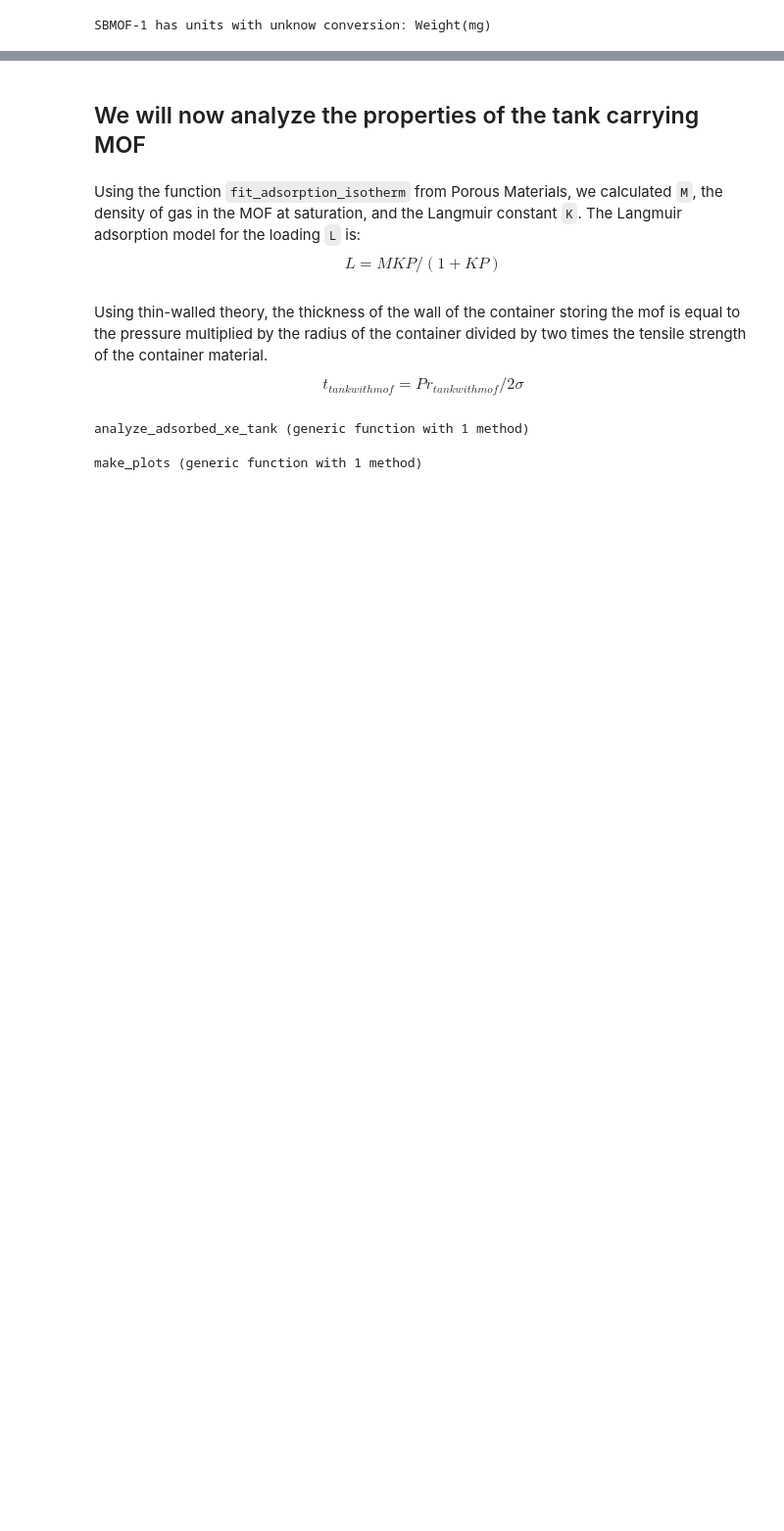
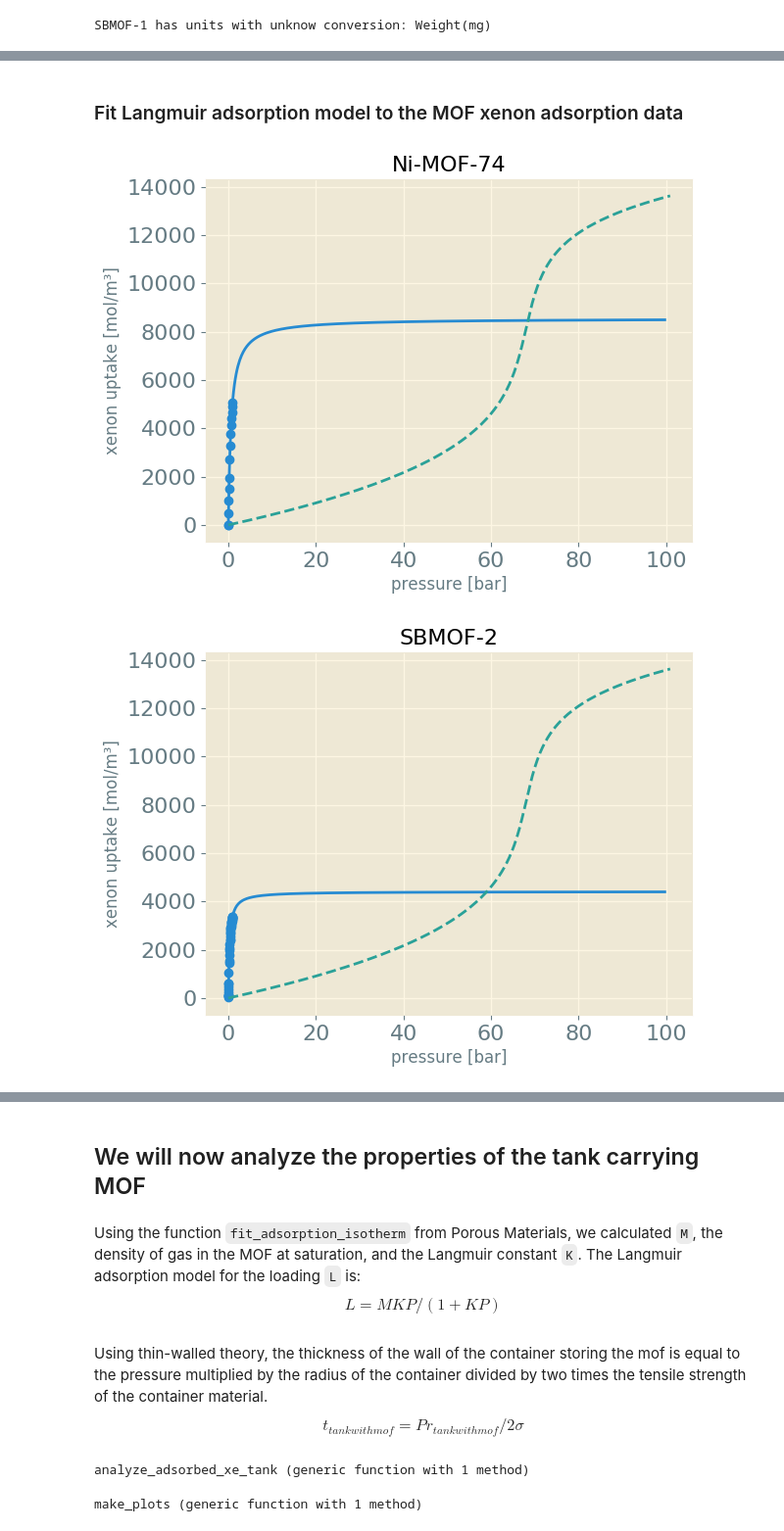
Before and after one commit to SimonEnsemble/PropellantStorage, a Jupyter notebook: Xe_Propellant_Storage.ipynb, the cells around one changed output, grey strips where cells are left out. Shown: that part at 98% size. Drawn from its saved outputs; the diff is of its cells as text; code cells hidden in the pictures; blank space fills up the shorter version.

```diff
--- a/Xe_Propellant_Storage.ipynb
+++ b/Xe_Propellant_Storage.ipynb
@@ -347,0 +367,30 @@ SBMOF-1 has units with unknow conversion: Weight(mg)
+# %% [markdown]
+### Fit Langmuir adsorption model to the MOF xenon adsorption data
+# %%
+function plot_mof_data_and_langmuir_fit(mof::String, max_pressure::Float64)
+    # fit Langmuir adsorption model
+    params_langmuir = fit_adsorption_isotherm(copy(xe_isotherms[mof]), common_pressure_units,
+        common_loading_units, :langmuir)
+
+    # plot fit
+    figure()
+    xlabel("pressure [bar]")
+    ylabel("xenon uptake [mol/m³]")
+    title(mof)
+    # expt'l data
+    scatter(xe_isotherms[mof][:, common_pressure_units], xe_isotherms[mof][:, common_loading_units])
+    # Langmuir fit
+    p_plot = range(0.0, stop=max_pressure, length=500)
+    ρ_langmuir = (params_langmuir["M"] .*  params_langmuir["K"] .* p_plot) ./ (1 .+ params_langmuir["K"] * p_plot)
+    plot(p_plot, ρ_langmuir)
+    # bulk gas density
+    go_up_to_id = findfirst(pressures .> max_pressure) + 1
+    plot(vcat([0], pressures[1:go_up_to_id]), vcat([0], ρ_xe[1:go_up_to_id]), linestyle="--")
+end
+
+for mof in keys(xe_isotherms)
+    plot_mof_data_and_langmuir_fit(mof, 100.0)
+end
+# %% [output]
+[figure, added]
+[figure, added]
```
Also changed, not shown: parts of 13 cells of this notebook.
